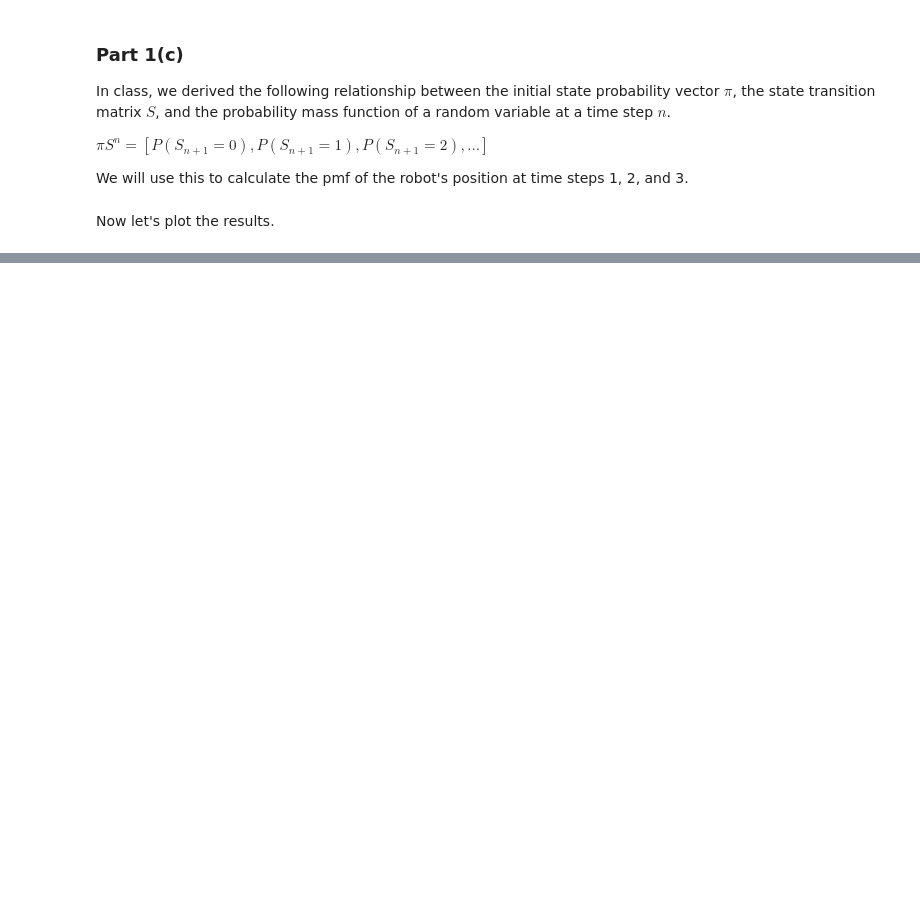
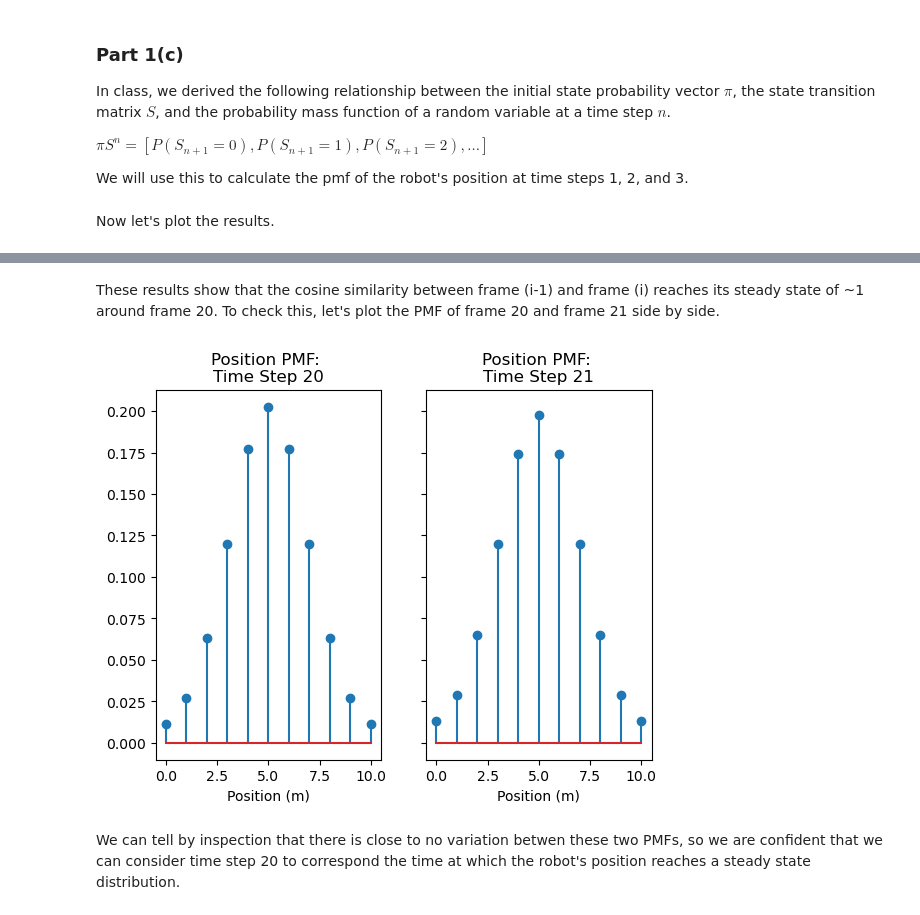
Before and after one commit to rafael-burger/E207-HW6, a Jupyter notebook: HW6.ipynb, the cells around one changed output, grey strips where cells are left out. Drawn from its saved outputs; the diff is of its cells as text; code cells hidden in the pictures; blank space fills up the shorter version.

```diff
--- a/HW6.ipynb
+++ b/HW6.ipynb
@@ -143,0 +167,10 @@ plotPositionPMF(pmf3, "Time Step 3 Position PMF")
+# %% [markdown]
+These results show that the cosine similarity between frame (i-1) and frame (i) reaches its steady state of ~1 around frame 20. To check this, let's plot the PMF of frame 20 and frame 21 side by side.
+# %%
+fig, (ax1, ax2) = plt.subplots(1,2, sharey = True)
+plotPositionPMF(ax1, pmf[20,:], "Position PMF: \nTime Step 20")
+plotPositionPMF(ax2, pmf[21,:], "Position PMF: \nTime Step 21")
+# %% [output]
+[figure, added]
+# %% [markdown]
+We can tell by inspection that there is close to no variation betwen these two PMFs, so we are confident that we can consider time step 20 to correspond the time at which the robot's position reaches a steady state distribution.
```
Also changed, not shown: parts of 17 cells of this notebook.
